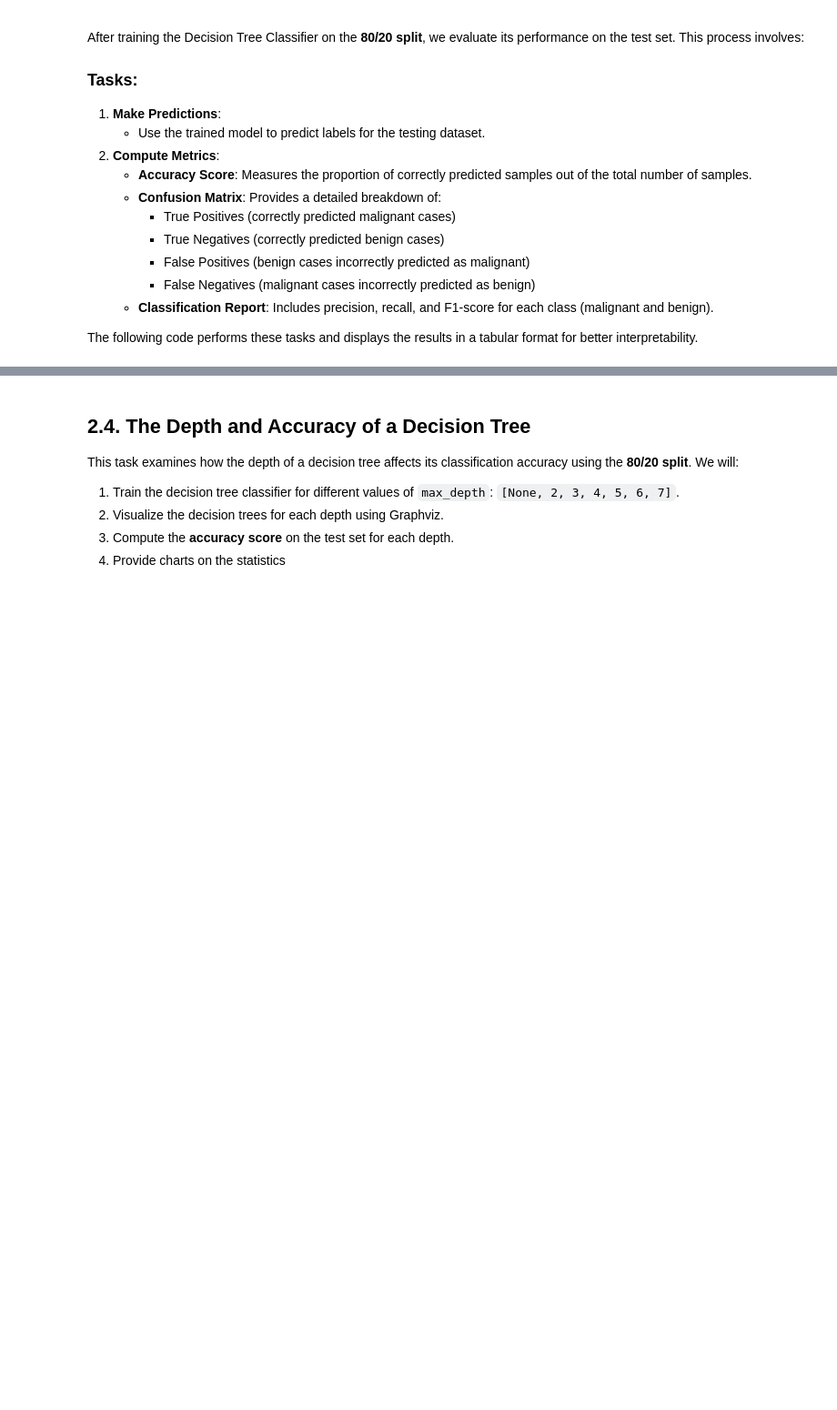
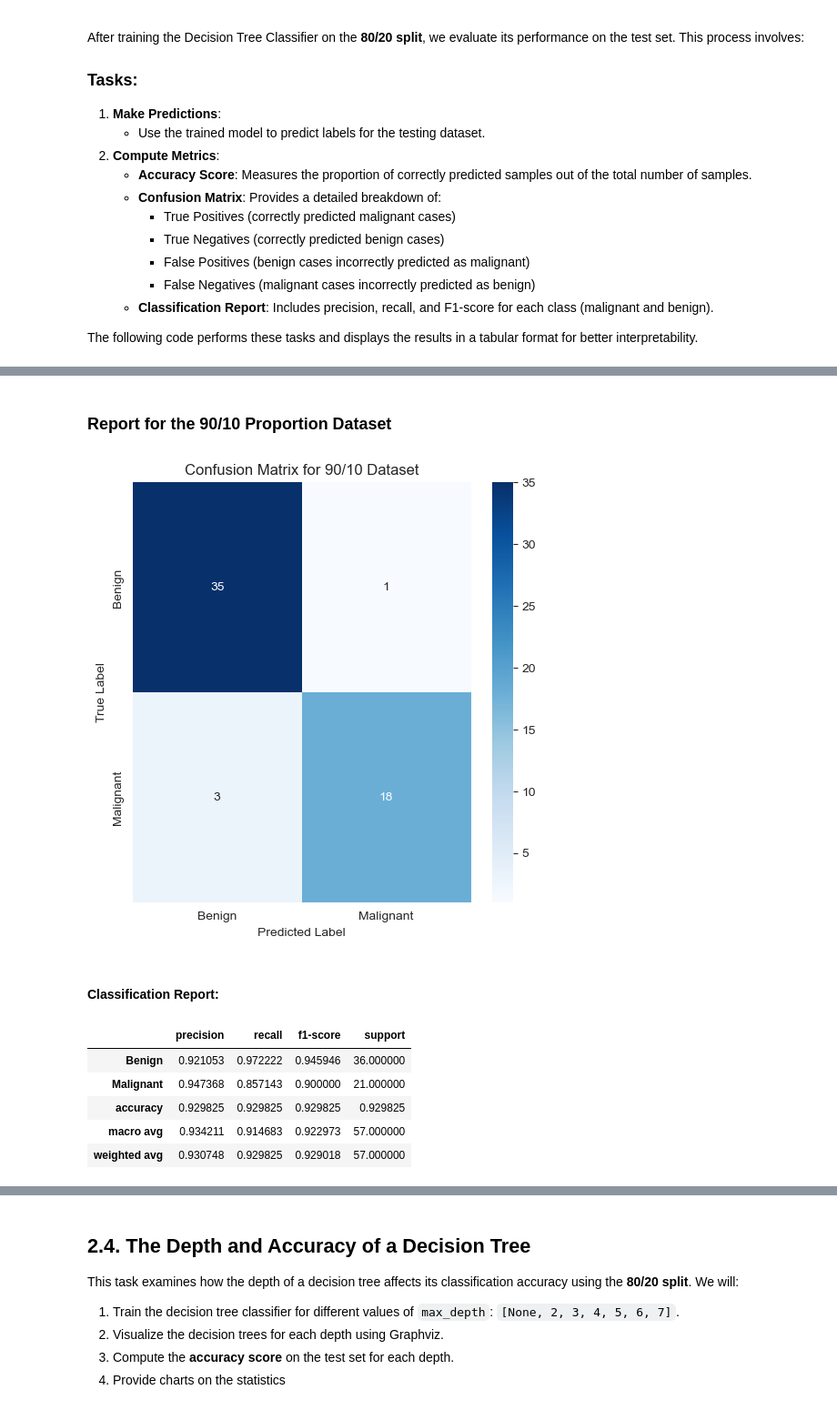
Before and after one commit to daobathanhh/Decision-Tree, a Jupyter notebook: Breast Cancer/breast_cancer_analysis.ipynb, the cells around one changed output, grey strips where cells are left out. Shown at 91% size. Drawn from its saved outputs; the diff is of its cells as text; code cells hidden in the pictures; blank space fills up the shorter version.

```diff
--- a/Breast Cancer/breast_cancer_analysis.ipynb
+++ b/Breast Cancer/breast_cancer_analysis.ipynb
@@ -368,0 +456,12 @@ The decision tree classifier demonstrates strong performance with perfect precis
+# %%
+evaluate_proportion("90/10")
+# %% [output]
+### Report for the 90/10 Proportion Dataset
+[figure, added]
+#### Classification Report:
+|  | precision | recall | f1-score | support |
+| Benign | 0.921053 | 0.972222 | 0.945946 | 36.000000 |
+| Malignant | 0.947368 | 0.857143 | 0.900000 | 21.000000 |
+| accuracy | 0.929825 | 0.929825 | 0.929825 | 0.929825 |
+| macro avg | 0.934211 | 0.914683 | 0.922973 | 57.000000 |
+| weighted avg | 0.930748 | 0.929825 | 0.929018 | 57.000000 |
```
Also changed, not shown: parts of 50 cells of this notebook, 9 other files.
